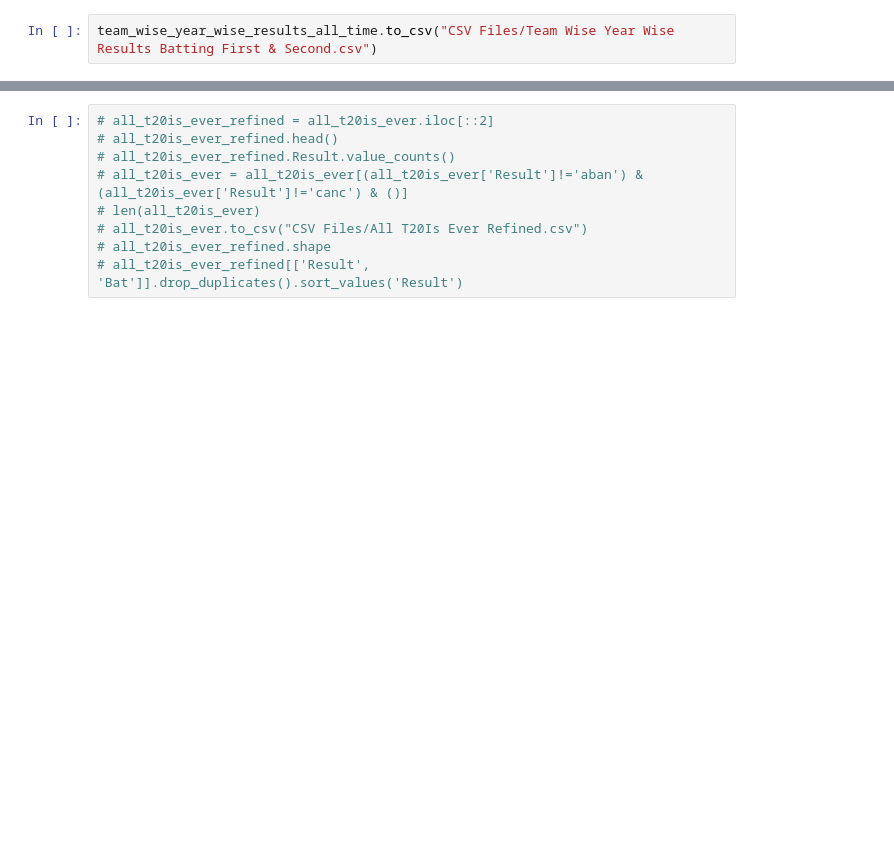
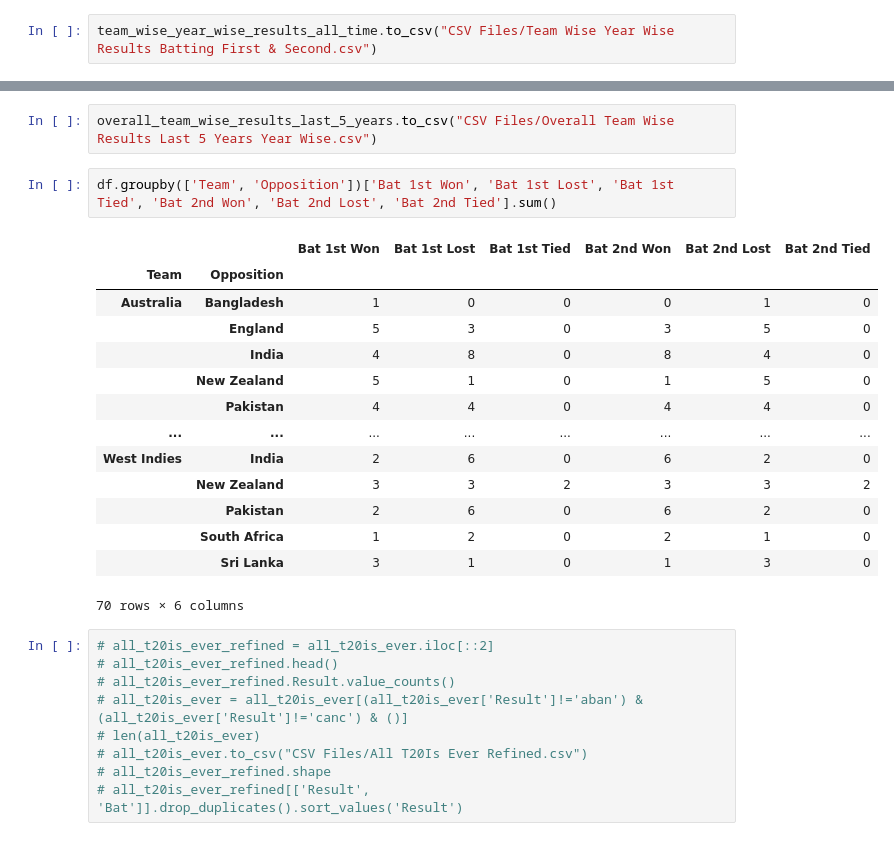
Before and after one commit to VicodinAbuser/Cricket-Predictvie-Analytics-Experimentation, a Jupyter notebook: Ind SL T20I Predictive Analytics.ipynb, the cells around one changed output, grey strips where cells are left out. Drawn from its saved outputs; the diff is of its cells as text; blank space fills up the shorter version.

```diff
--- a/Ind SL T20I Predictive Analytics.ipynb
+++ b/Ind SL T20I Predictive Analytics.ipynb
@@ -287,3 +380,22 @@ team_wise_results_all_time.to_csv("CSV Files/Team Wise Results Batting First & S
+# %%
+overall_team_wise_results_last_5_years.to_csv("CSV Files/Overall Team Wise Results Last 5 Years Year Wise.csv")
+# %%
+df.groupby(['Team', 'Opposition'])['Bat 1st Won', 'Bat 1st Lost', 'Bat 1st Tied', 'Bat 2nd Won', 'Bat 2nd Lost', 'Bat 2nd Tied'].sum()
+# %% [output]
+|  |  | Bat 1st Won | Bat 1st Lost | Bat 1st Tied | Bat 2nd Won | Bat 2nd Lost | Bat 2nd Tied |
+| Team | Opposition |  |  |  |  |  |  |
+| Australia | Bangladesh | 1 | 0 | 0 | 0 | 1 | 0 |
+|  | England | 5 | 3 | 0 | 3 | 5 | 0 |
+|  | India | 4 | 8 | 0 | 8 | 4 | 0 |
+|  | New Zealand | 5 | 1 | 0 | 1 | 5 | 0 |
+|  | Pakistan | 4 | 4 | 0 | 4 | 4 | 0 |
+| ... | ... | ... | ... | ... | ... | ... | ... |
+| West Indies | India | 2 | 6 | 0 | 6 | 2 | 0 |
+|  | New Zealand | 3 | 3 | 2 | 3 | 3 | 2 |
+|  | Pakistan | 2 | 6 | 0 | 6 | 2 | 0 |
+|  | South Africa | 1 | 2 | 0 | 2 | 1 | 0 |
+|  | Sri Lanka | 3 | 1 | 0 | 1 | 3 | 0 |
+70 rows × 6 columns
 # %%
 # all_t20is_ever_refined = all_t20is_ever.iloc[::2]
 # all_t20is_ever_refined.head()
```
Also changed, not shown: parts of 16 cells of this notebook, 2 other files.
